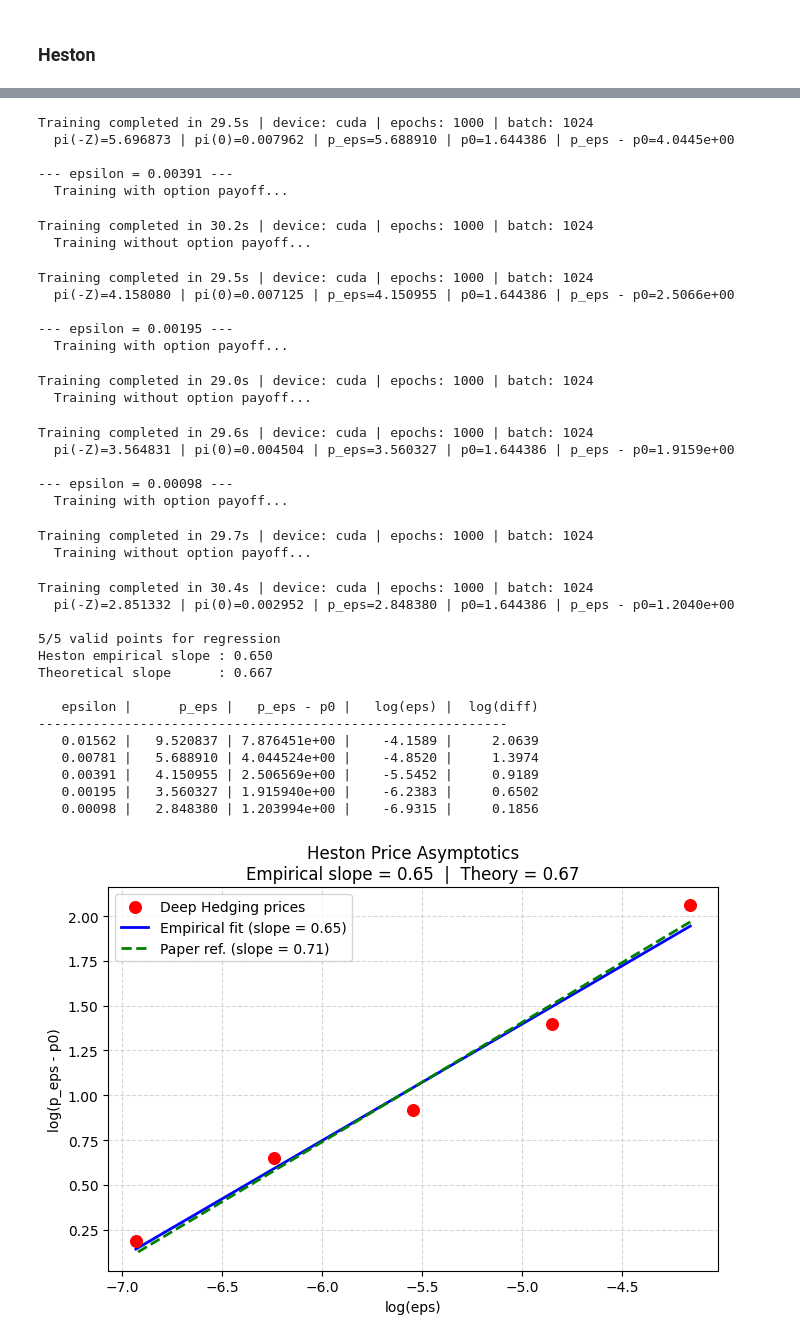
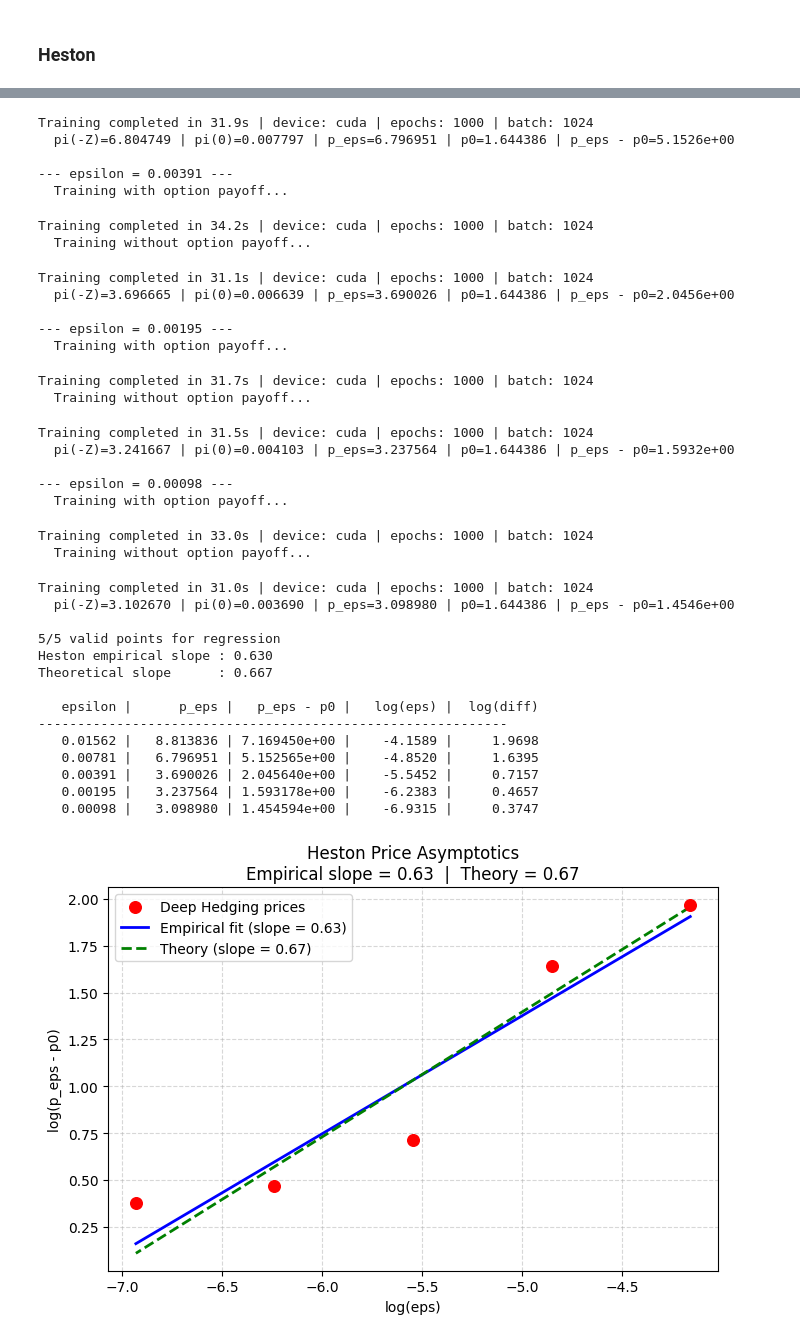
Before and after one commit to GioChecchi/Deep_Hedging, a Jupyter notebook: Deep_Hedging.ipynb, the cells around one changed output, grey strips where cells are left out. Drawn from its saved outputs; the diff is of its cells as text; code cells hidden in the pictures.

Commit message:
Displayed all results with same seed

```diff
--- a/Deep_Hedging.ipynb
+++ b/Deep_Hedging.ipynb
@@ -2706,6 +2704,8 @@ hidden_dim_heston_asym = [64, 64]
 batch_size_asym        = 1024
 
 for eps in epsilons_h:
+    np.random.seed(42)
+    torch.manual_seed(42)
     print(f"\n--- epsilon = {eps:.5f} ---")
 
     # pi(-Z ; eps): hedge WITH the option liability
@@ -2789,7 +2789,7 @@ ax.scatter(log_eps_h, log_diffs_h, color='red', s=70, zorder=5, label='Deep Hedg
 ax.plot(log_eps_h, slope_h * log_eps_h + intercept_h, color='blue', linewidth=2,
         label=f'Empirical fit (slope = {slope_h:.2f})')
 ax.plot(log_eps_h, slope_theory * log_eps_h + intercept_theory, color='green',
-        linestyle='--', linewidth=2, label='Paper ref. (slope = 0.71)')
+        linestyle='--', linewidth=2, label='Theory (slope = 0.67)')
 
 ax.set_xlabel('log(eps)')
 ax.set_ylabel('log(p_eps - p0)')
@@ -2816,37 +2816,37 @@ Training completed in 30.0s | device: cuda | epochs: 1000 | batch: 1024
   Training without option payoff...
-Training completed in 29.5s | device: cuda | epochs: 1000 | batch: 1024
-  pi(-Z)=5.696873 | pi(0)=0.007962 | p_eps=5.688910 | p0=1.644386 | p_eps - p0=4.0445e+00
+Training completed in 31.9s | device: cuda | epochs: 1000 | batch: 1024
+  pi(-Z)=6.804749 | pi(0)=0.007797 | p_eps=6.796951 | p0=1.644386 | p_eps - p0=5.1526e+00
 
 --- epsilon = 0.00391 ---
   Training with option payoff...
-Training completed in 30.2s | device: cuda | epochs: 1000 | batch: 1024
+Training completed in 34.2s | device: cuda | epochs: 1000 | batch: 1024
   Training without option payoff...
-Training completed in 29.5s | device: cuda | epochs: 1000 | batch: 1024
-  pi(-Z)=4.158080 | pi(0)=0.007125 | p_eps=4.150955 | p0=1.644386 | p_eps - p0=2.5066e+00
+Training completed in 31.1s | device: cuda | epochs: 1000 | batch: 1024
+  pi(-Z)=3.696665 | pi(0)=0.006639 | p_eps=3.690026 | p0=1.644386 | p_eps - p0=2.0456e+00
 
 --- epsilon = 0.00195 ---
   Training with option payoff...
-Training completed in 29.0s | device: cuda | epochs: 1000 | batch: 1024
+Training completed in 31.7s | device: cuda | epochs: 1000 | batch: 1024
   Training without option payoff...
-Training completed in 29.6s | device: cuda | epochs: 1000 | batch: 1024
-  pi(-Z)=3.564831 | pi(0)=0.004504 | p_eps=3.560327 | p0=1.644386 | p_eps - p0=1.9159e+00
+Training completed in 31.5s | device: cuda | epochs: 1000 | batch: 1024
+  pi(-Z)=3.241667 | pi(0)=0.004103 | p_eps=3.237564 | p0=1.644386 | p_eps - p0=1.5932e+00
 
 --- epsilon = 0.00098 ---
   Training with option payoff...
-Training completed in 29.7s | device: cuda | epochs: 1000 | batch: 1024
+Training completed in 33.0s | device: cuda | epochs: 1000 | batch: 1024
   Training without option payoff...
-Training completed in 30.4s | device: cuda | epochs: 1000 | batch: 1024
-  pi(-Z)=2.851332 | pi(0)=0.002952 | p_eps=2.848380 | p0=1.644386 | p_eps - p0=1.2040e+00
+Training completed in 31.0s | device: cuda | epochs: 1000 | batch: 1024
+  pi(-Z)=3.102670 | pi(0)=0.003690 | p_eps=3.098980 | p0=1.644386 | p_eps - p0=1.4546e+00
 
 5/5 valid points for regression
-Heston empirical slope : 0.650
+Heston empirical slope : 0.630
 Theoretical slope      : 0.667
 
    epsilon |      p_eps |   p_eps - p0 |   log(eps) |  log(diff)
 ------------------------------------------------------------
-   0.01562 |   9.520837 | 7.876451e+00 |    -4.1589 |     2.0639
-   0.00781 |   5.688910 | 4.044524e+00 |    -4.8520 |     1.3974
-   0.00391 |   4.150955 | 2.506569e+00 |    -5.5452 |     0.9189
-   0.00195 |   3.560327 | 1.915940e+00 |    -6.2383 |     0.6502
-   0.00098 |   2.848380 | 1.203994e+00 |    -6.9315 |     0.1856
+   0.01562 |   8.813836 | 7.169450e+00 |    -4.1589 |     1.9698
+   0.00781 |   6.796951 | 5.152565e+00 |    -4.8520 |     1.6395
+   0.00391 |   3.690026 | 2.045640e+00 |    -5.5452 |     0.7157
+   0.00195 |   3.237564 | 1.593178e+00 |    -6.2383 |     0.4657
+   0.00098 |   3.098980 | 1.454594e+00 |    -6.9315 |     0.3747
-[figure, old version]
+[figure, new version]
```
Also changed, not shown: parts of 18 cells of this notebook.
